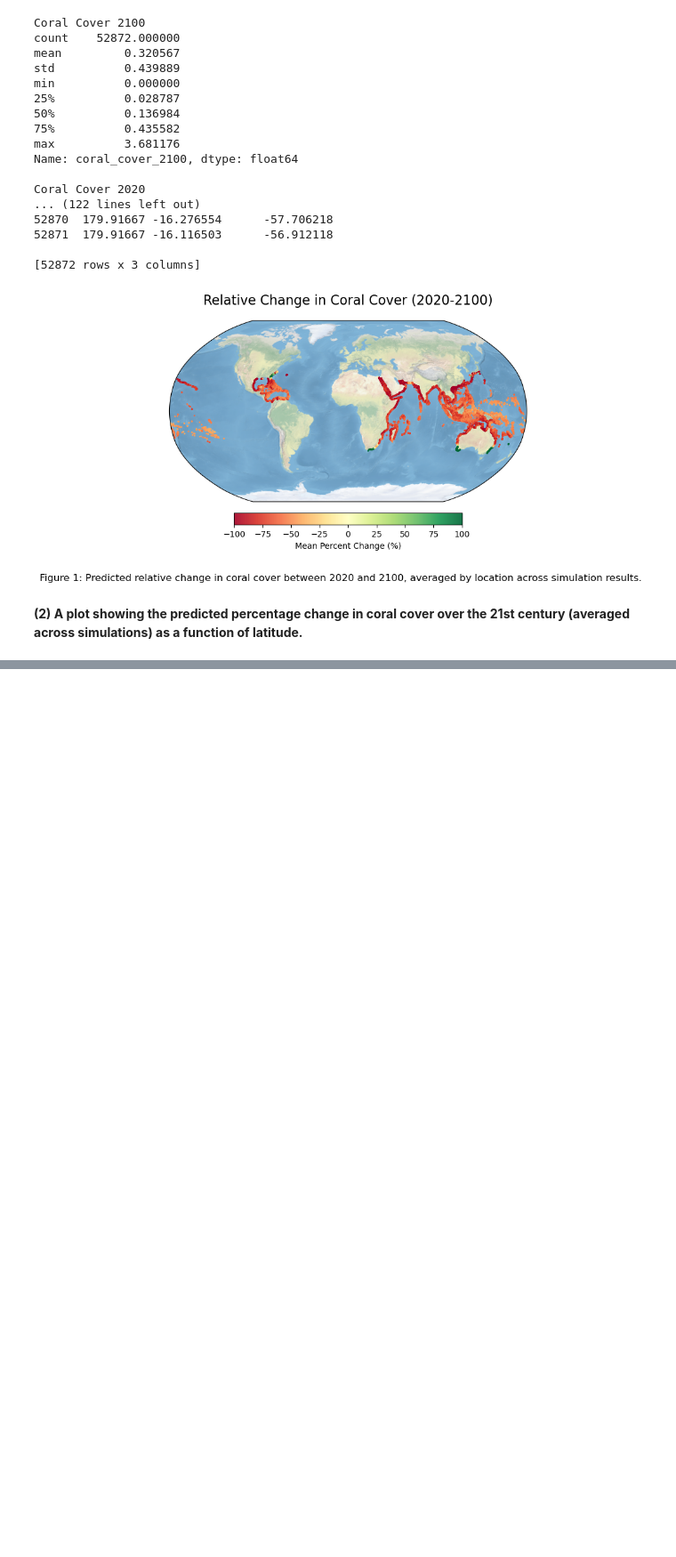
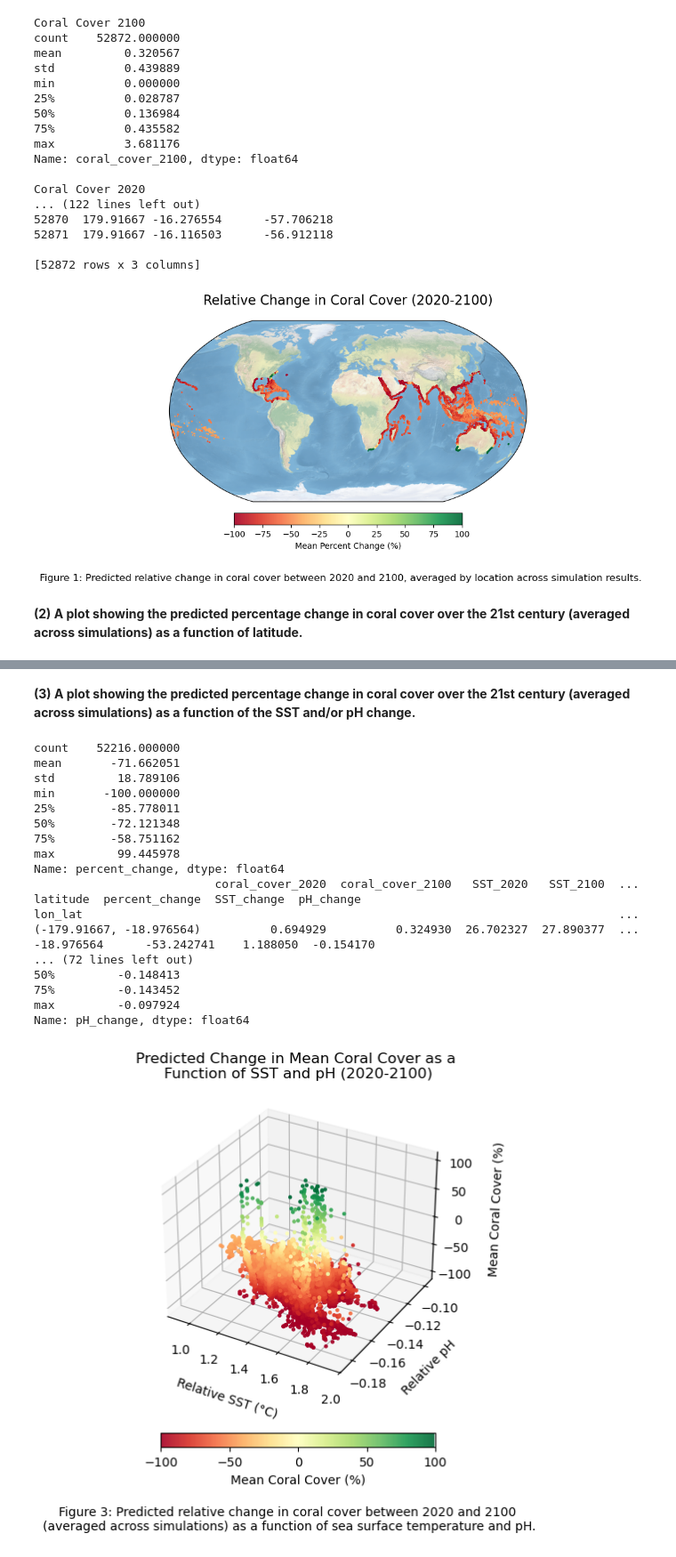
Before and after one commit to maluhiakinimaka/mbio691l-kinimaka, a Jupyter notebook: mbio691l_project_kinimaka.ipynb, the cells around one changed output, grey strips where cells are left out. Shown at 89% size. Cells and saved outputs as stored; diff of their text form; code cells hidden in the pictures; blank space fills up the shorter version.

```diff
--- a/mbio691l_project_kinimaka.ipynb
+++ b/mbio691l_project_kinimaka.ipynb
@@ -247,0 +247,73 @@ Name: percent_change, dtype: float64
+# %% [markdown]
+**(3) A plot showing the predicted percentage change in coral cover over the 21st century (averaged across simulations) as a function of the SST and/or pH change.**
+# %%
+# import 3D package extension
+from mpl_toolkits.mplot3d import Axes3D
+
+# remove outliers beyond the bounds of -100 < percent_change < 100
+filt_data = filt_data[(filt_data['percent_change'] >= -100) & (filt_data['percent_change'] <= 100)]
+print(filt_data['percent_change'].describe()) #check
+
+# calculate absolute SST and pH change
+filt_data['SST_change'] = filt_data['SST_2100'] - filt_data['SST_2020']
+filt_data['pH_change'] = filt_data['pH_2100'] - filt_data['pH_2020']
+
+# check
+print(filt_data)
+print('SST_change')
+print(filt_data['SST_change'].describe())  # check summary of SST_change
+print('pH_change')
+print(filt_data['pH_change'].describe())  # check summary of pH_change
+
+# initalize plot
+fig = plt.figure(figsize=(8, 6))
+ax = fig.add_subplot(111, projection='3d')
+sc = ax.scatter(
+    filt_data['SST_change'],
+    filt_data['pH_change'],
+    filt_data['percent_change'],
+    c=filt_data['percent_change'],   # color by mean percent change
+    cmap='RdYlGn',                   # match colormap to previous figs
+    s=5,                             # marker size
+    alpha=0.9                        # opacity
+)
+
+# set labels
+ax.set_xlabel('Relative SST (°C)', labelpad=10)
+ax.set_ylabel('Relative pH', labelpad=10)
+ax.set_zlabel('Mean Coral Cover (%)', labelpad=10)
+ax.set_title('Predicted Change in Mean Coral Cover as a \n'
+                'Function of SST and pH (2020-2100)')
+
+# add colorbar customization
+cbar = plt.colorbar(sc, ax=ax, orientation='horizontal', pad=0.1, shrink=0.5)
+cbar.set_label('Mean Coral Cover (%)')
+cbar.set_ticks([-100, -50, 0, 50, 100])
+
+# add caption
+plt.figtext(0.5, 0.09,
+             'Figure 3: Predicted relative change in coral cover between 2020 and 2100 \n'
+             '(averaged across simulations) as a function of sea surface temperature and pH.',
+             ha='center', va='top', fontsize=10)
+
+# plot
+plt.show()
+# %% [output]
+count    52216.000000
+mean       -71.662051
+std         18.789106
+min       -100.000000
+25%        -85.778011
+50%        -72.121348
+75%        -58.751162
+max         99.445978
+Name: percent_change, dtype: float64
+                          coral_cover_2020  coral_cover_2100   SST_2020   SST_2100  ...   latitude  percent_change  SST_change  pH_change
+lon_lat                                                                             ...
+(-179.91667, -18.976564)          0.694929          0.324930  26.702327  27.890377  ... -18.976564      -53.242741    1.188050  -0.154170
+... (72 lines left out)
+50%         -0.148413
+75%         -0.143452
+max         -0.097924
+Name: pH_change, dtype: float64
+[figure, added]
```
Also changed, not shown: parts of 2 cells of this notebook, 2 other files.
